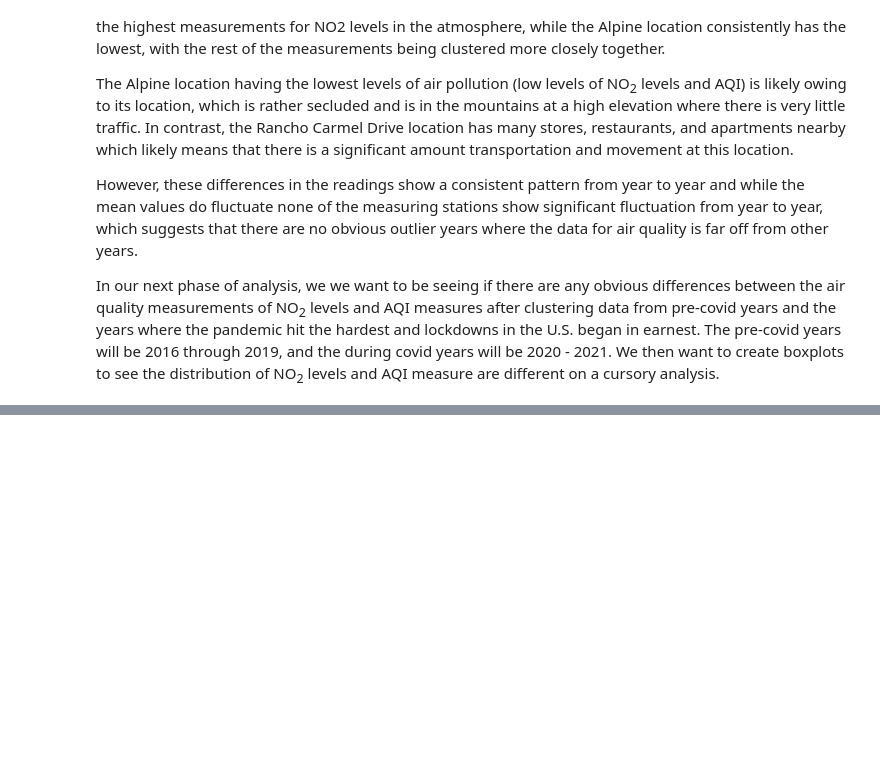
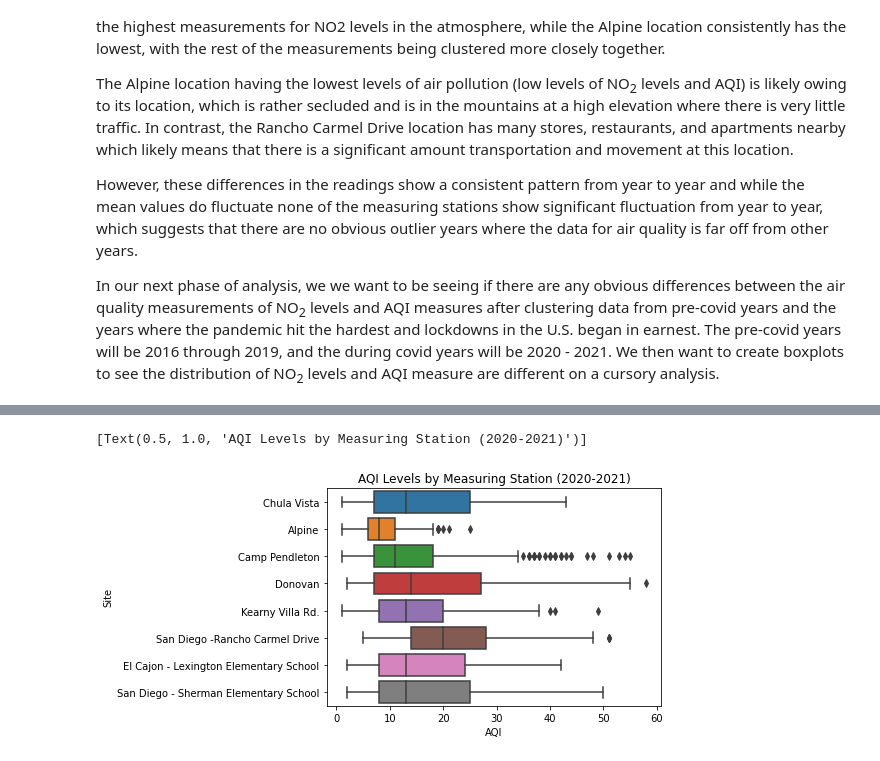
Before and after one commit to av1929/Covid19-AirQuality-SD-counties, a Jupyter notebook: EDACheckpointGroup062-Wi22.ipynb, the cells around one changed output, grey strips where cells are left out. Cells and saved outputs as stored; diff of their text form; code cells hidden in the pictures; blank space fills up the shorter version.

```diff
--- a/EDACheckpointGroup062-Wi22.ipynb
+++ b/EDACheckpointGroup062-Wi22.ipynb
@@ -431,0 +453,5 @@ Essentially, while there are outliers in individual measurements of NO<sub>2</su
+# %%
+sns.boxplot(x = during_covid_epa_df['AQI'], y = during_covid_epa_df['Site']).set(title='AQI Levels by Measuring Station (2020-2021)')
+# %% [output]
+[Text(0.5, 1.0, 'AQI Levels by Measuring Station (2020-2021)')]
+[figure, added]
```
Also changed, not shown: parts of 25 cells of this notebook.
